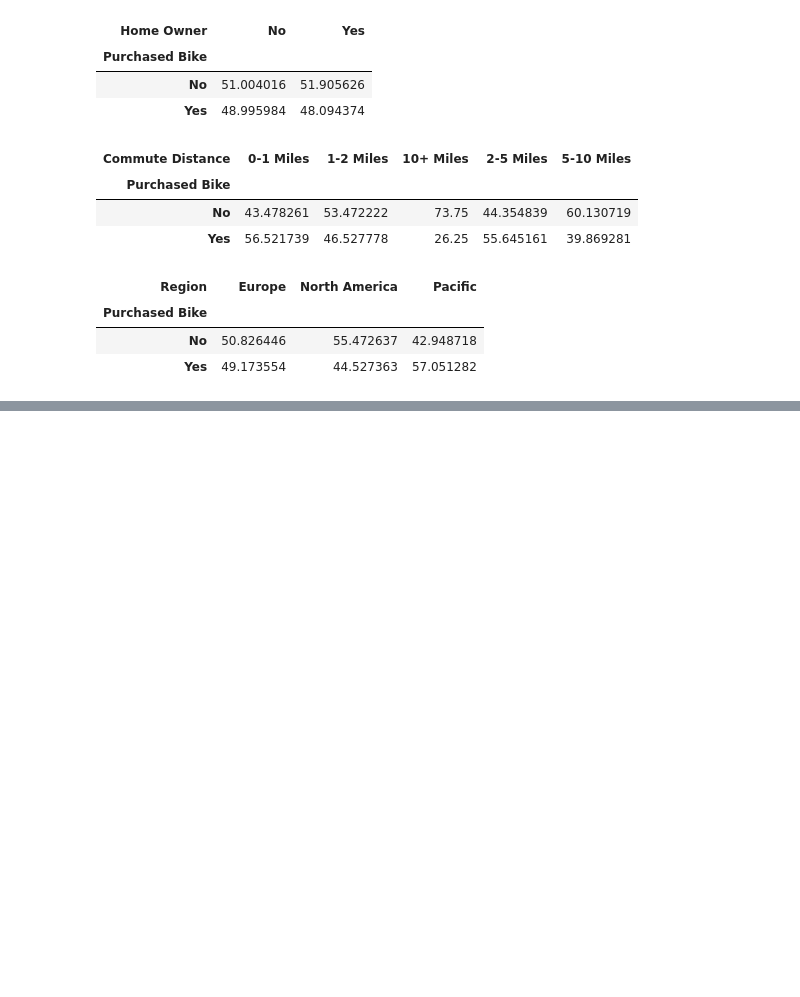
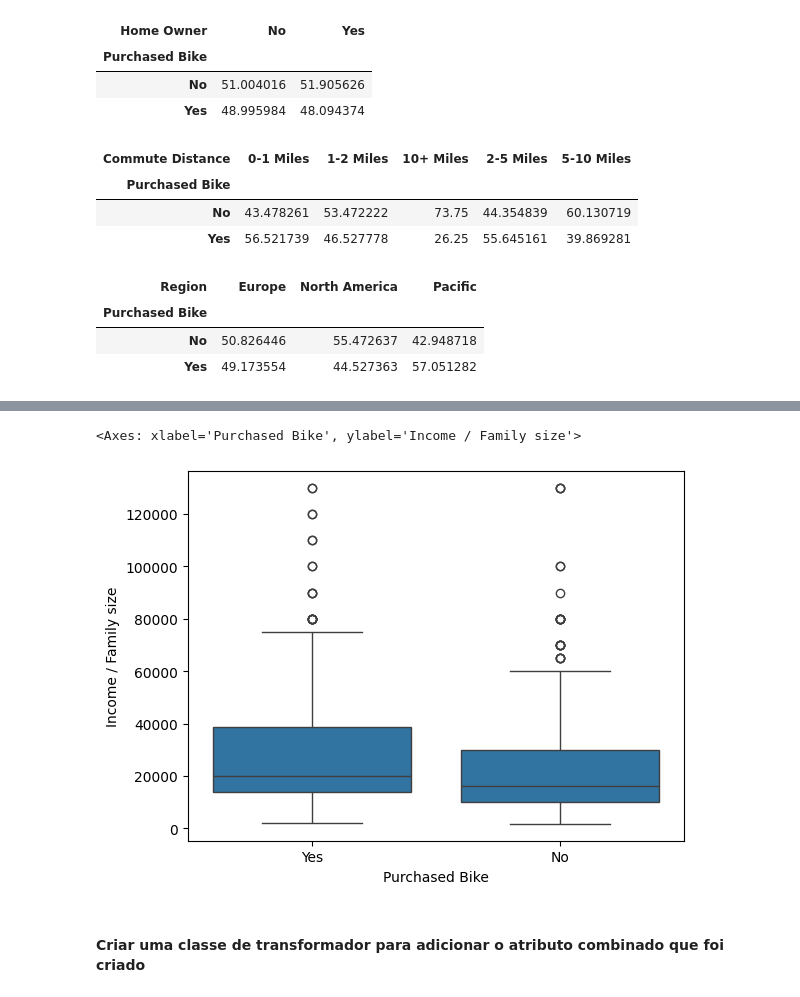
Before and after one commit to estaciolima/bikebuyers, a Jupyter notebook: EDA.ipynb, the cells around one changed output, grey strips where cells are left out. Cells and saved outputs as stored; diff of their text form; code cells hidden in the pictures; blank space fills up the shorter version.

```diff
--- a/EDA.ipynb
+++ b/EDA.ipynb
@@ -185,0 +203,2 @@ pd.crosstab(df_train['Purchased Bike'], df_train['Region'], normalize='columns')
+# %%
+df_train['Income / Family size'] = df_train['Income']/(df_train['Children']+1)
@@ -185,0 +213,7 @@ pd.crosstab(df_train['Purchased Bike'], df_train['Region'], normalize='columns')
+# %%
+sns.boxplot(x='Purchased Bike', y='Income / Family size', data=df_train)
+# %% [output]
+<Axes: xlabel='Purchased Bike', ylabel='Income / Family size'>
+[figure, added]
+# %% [markdown]
+#### Criar uma classe de transformador para adicionar o atributo combinado que foi criado
```
Also changed, not shown: parts of 7 cells of this notebook.
